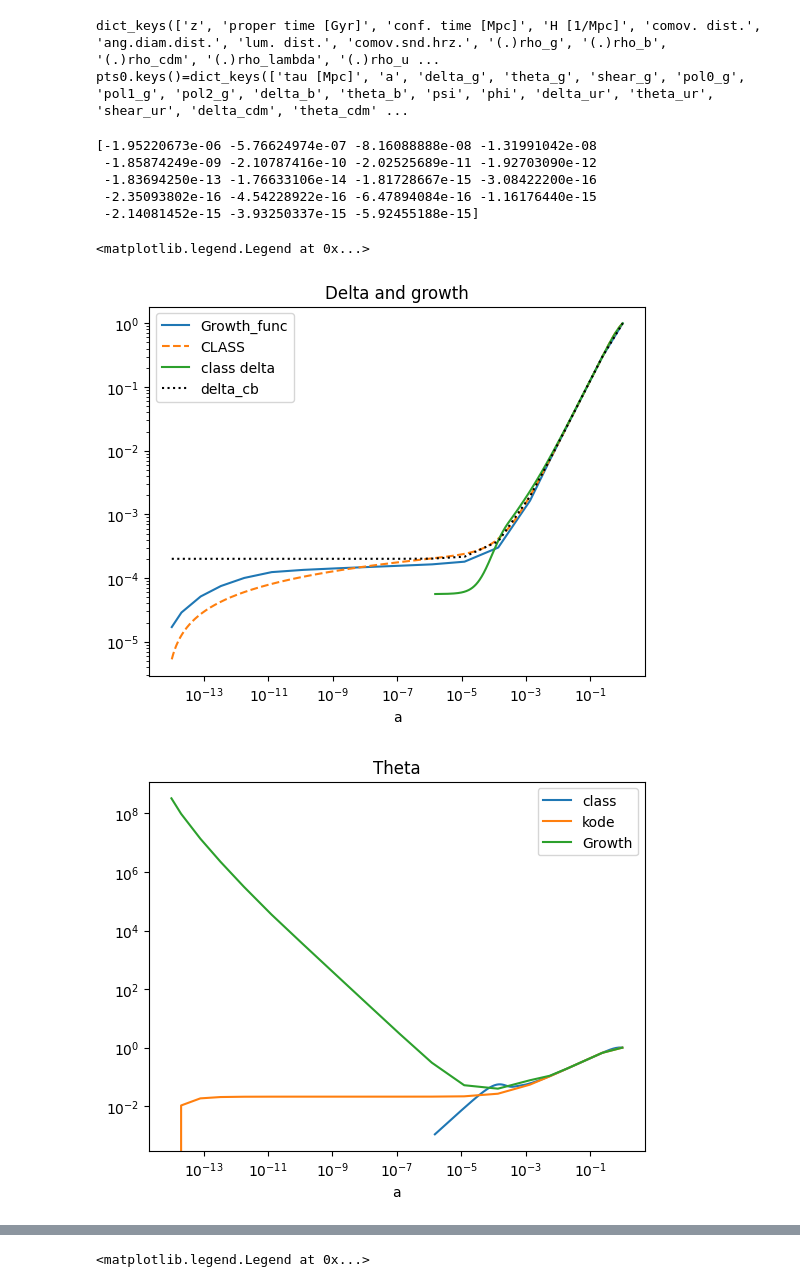
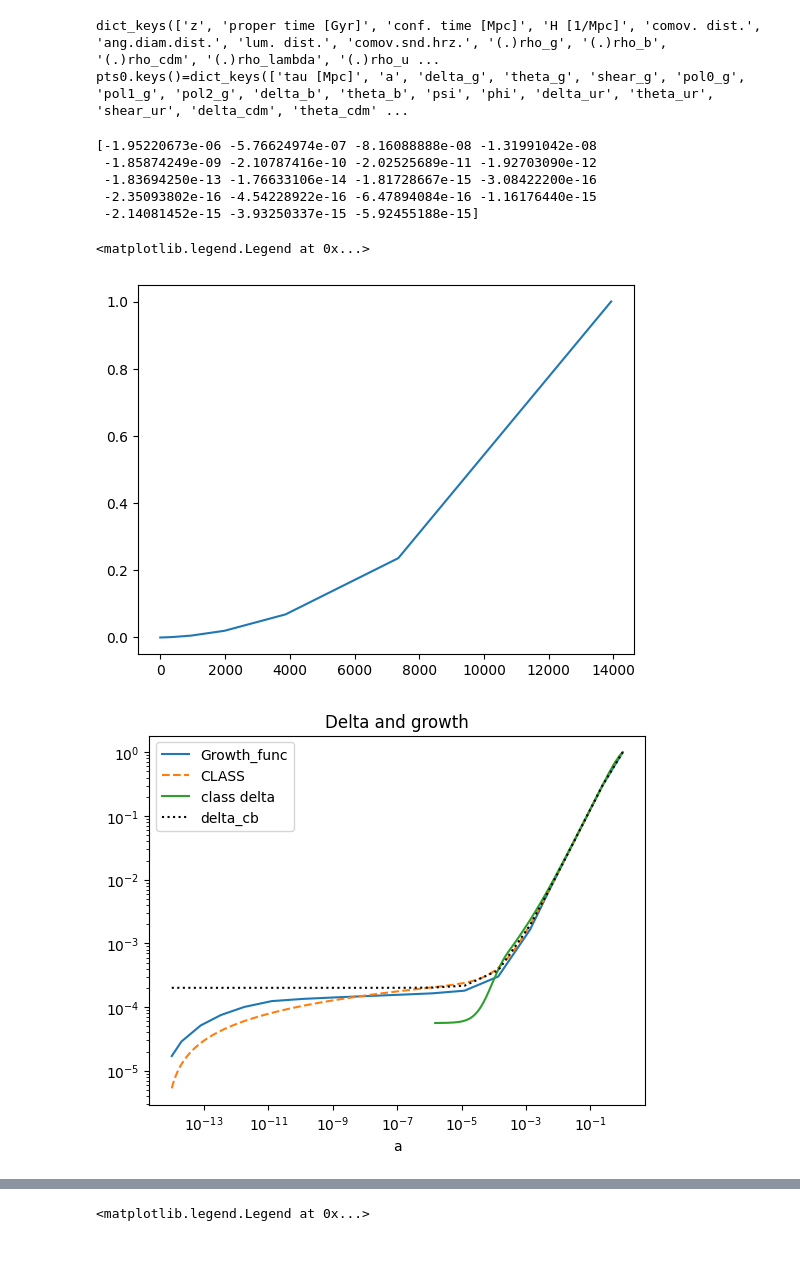
Before and after one commit to eriksteenberg/Power-spectrum-Test, a Jupyter notebook: power spectrum test.ipynb, the cells around one changed output, grey strips where cells are left out. Saved outputs shown, nothing was run; the diff lists cells and outputs as text; code cells hidden in the pictures; blank space fills up the shorter version.

```diff
--- a/power spectrum test.ipynb
+++ b/power spectrum test.ipynb
@@ -111,36 +111,38 @@ D_dt = sol.y[2]
 #print(D/D[-1])
 delta_cdm = sol.y[3]
 theta_cdm = sol.y[4]
-
+plt.figure(13212)
+plt.plot(tau,a)
+plt.figure(1231)
 plt.loglog(a, D/D[-1], label='Growth_func')
 D_class = bg['gr.fac. D']
 plt.loglog(a_class, D_class, label='CLASS', ls='--')
 plt.loglog(pts0["a"],pts0['delta_cdm']/pts0['delta_cdm'][-1],label="class delta")
 plt.loglog(a,delta_cdm/delta_cdm[-1],label="delta_cb",ls=":",color="black")
 plt.legend()
 plt.xlabel("a")
 plt.title("Delta and growth")
 #plt.loglog(a,theta_cdm)
 #print(bg.keys())
 #print(cosmo)
 
 plt.figure(1413)
 cdm = pts0['theta_cdm']
 plt.title("Theta")
 plt.loglog(pts0['a'],cdm/cdm[-1],label="class")
 plt.loglog(a,theta_cdm/theta_cdm[-1],label="kode")
 
 theta_test = - D_dt / D * delta_cdm
 print(theta_test)
 plt.loglog(a,theta_test/theta_test[-1],label="Growth")
 plt.xlabel("a")
 plt.legend()
 # %% [output]
 [-1.95220673e-06 -5.76624974e-07 -8.16088888e-08 -1.31991042e-08
  -1.85874249e-09 -2.10787416e-10 -2.02525689e-11 -1.92703090e-12
  -1.83694250e-13 -1.76633106e-14 -1.81728667e-15 -3.08422200e-16
  -2.35093802e-16 -4.54228922e-16 -6.47894084e-16 -1.16176440e-15
  -2.14081452e-15 -3.93250337e-15 -5.92455188e-15]
 <matplotlib.legend.Legend at 0x...>
-[figure, old version]
+[figure, new version]
-[figure, old version]
+[figure, new version]
```
Also changed, not shown: parts of 4 cells of this notebook, 7 other files.
